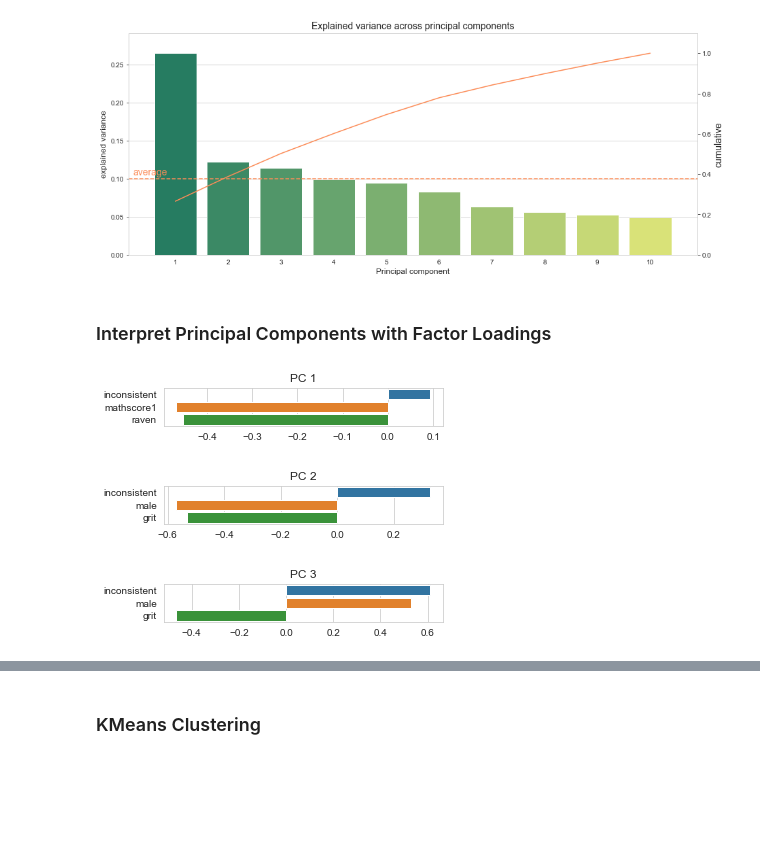
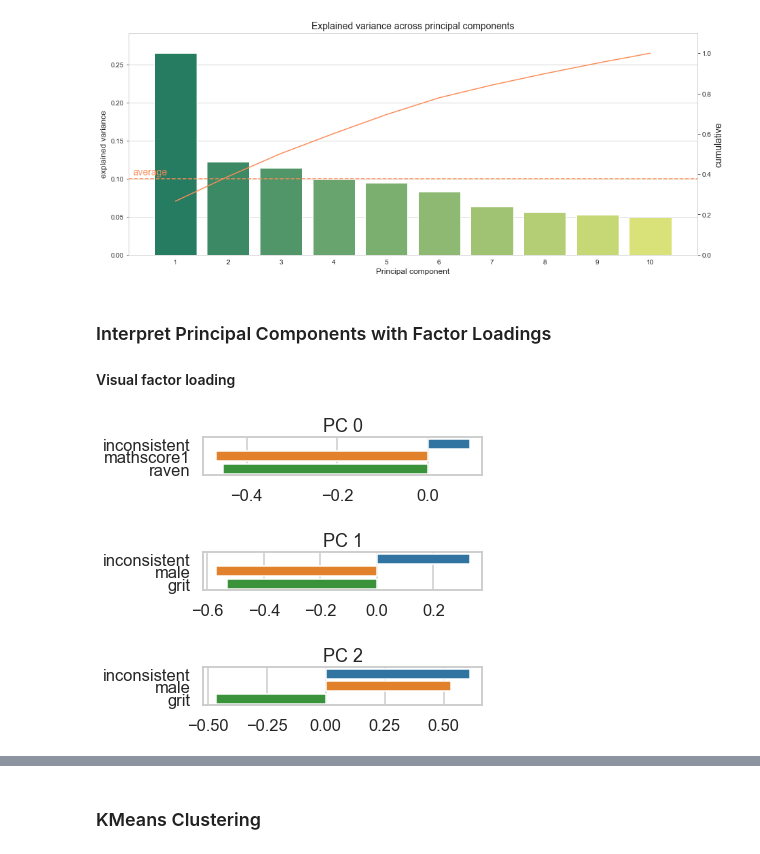
Before and after one commit to philippschmalen/Code-snippets, a Jupyter notebook: PCA_workflow.ipynb, the cells around one changed output, grey strips where cells are left out. Drawn from its saved outputs; the diff is of its cells as text; code cells hidden in the pictures; blank space fills up the shorter version.

Commit message:
factor loadings in matrix and plot styles

```diff
--- a/PCA_workflow.ipynb
+++ b/PCA_workflow.ipynb
@@ -126,41 +149,53 @@ plt.show()
 [figure]
 # %% [markdown]
 ### Interpret Principal Components with Factor Loadings
+#### Visual factor loading
+# %%
+def select_quantile_high_low(ds, top_q=.8):
+    """
+    INPUT: Series
+    OUTPUT: Series with values exceeding top-q (top-quantile )
+    """
+    top_q_low = 1 - top_q
+
+    q_select_high = ds.where(ds > 0).quantile(q=top_q)
+    q_select_low = ds.where(ds < 0).quantile(q=top_q_low)
+
+    highest_factors = ds.where(ds >= q_select_high).dropna().sort_values(ascending=False)
+    lowest_factors = ds.where(ds <= q_select_low).dropna().sort_values(ascending=True)
+    selected_factors = pd.concat([highest_factors, lowest_factors])
+
+    return selected_factors
 # %%
 # PCA components
 df_c = pd.DataFrame(pca.components_, columns=X_raw.keys()).T
 dimensions = [str(i+1) for i in range(len(pca.components_))]
 df_c.columns = dimensions
 
 # PCA explained variance
 ratios = pca.explained_variance_ratio_.reshape(len(pca.components_), 1)
 variance_ratios = pd.DataFrame(np.round(ratios, 4), columns = ['Explained Variance'])
 variance_ratios.index = dimensions
 
 #select data based on percentile defined by top_q
 top_q = .80
 top_q_low = 1 - top_q
 pc_n = 3 #plot up to and including PC X
 
 #Loop over PCs; plot vars with highest factor loadings
 
 #TODO: plot in facetgrid, dependent on pc_n
-for d in dimensions[:pc_n]:
-    q_select_high = df_c[d].where(df_c[d] > 0).quantile(q=top_q)
-    q_select_low = df_c[d].where(df_c[d] < 0).quantile(q=top_q_low)
+for d in range(pc_n):
+    selected_factors = select_quantile_high_low(df_c.iloc[:,d], top_q=.8)
 
-    highest_factors = df_c[d].where(df_c[d] >= q_select_high).dropna().sort_values(ascending=False)
-    lowest_factors = df_c[d].where(df_c[d] <= q_select_low).dropna().sort_values(ascending=True)
-
-    selected_facotrs = pd.concat([highest_factors, lowest_factors])
     # Create a bar plot visualization
     fig, ax = plt.subplots(figsize = (5,.7))
 
     # Plot the feature weights as a function of the components
-    ax = sns.barplot(x=selected_facotrs.values, y=selected_facotrs.keys())
+    ax = sns.barplot(x=selected_factors.values, y=selected_factors.keys())
 
     ax.set_title("PC {}".format(d))
 # %% [output]
-[figure, old version]
+[figure, new version]
-[figure, old version]
+[figure, new version]
-[figure, old version]
+[figure, new version]
```
Also changed, not shown: parts of 4 cells of this notebook.
